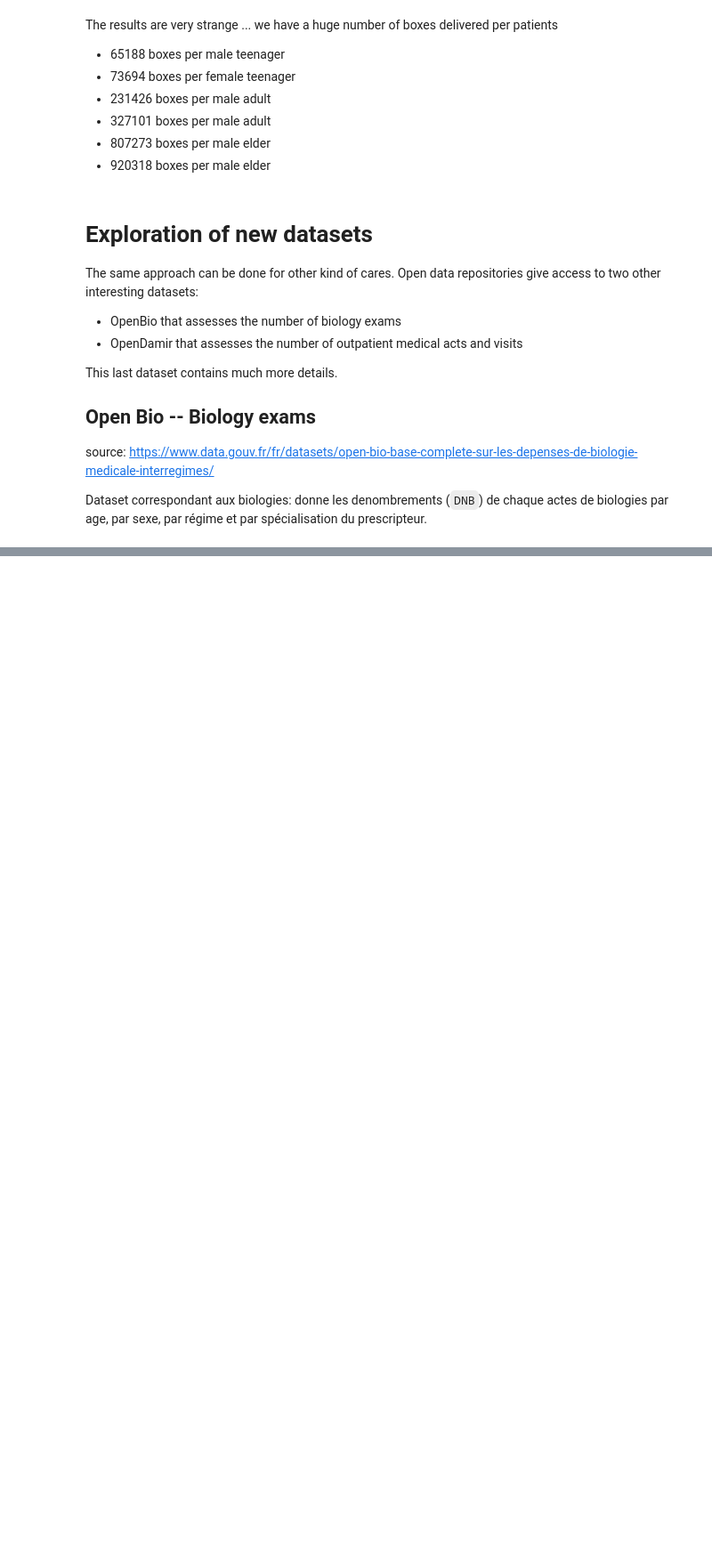
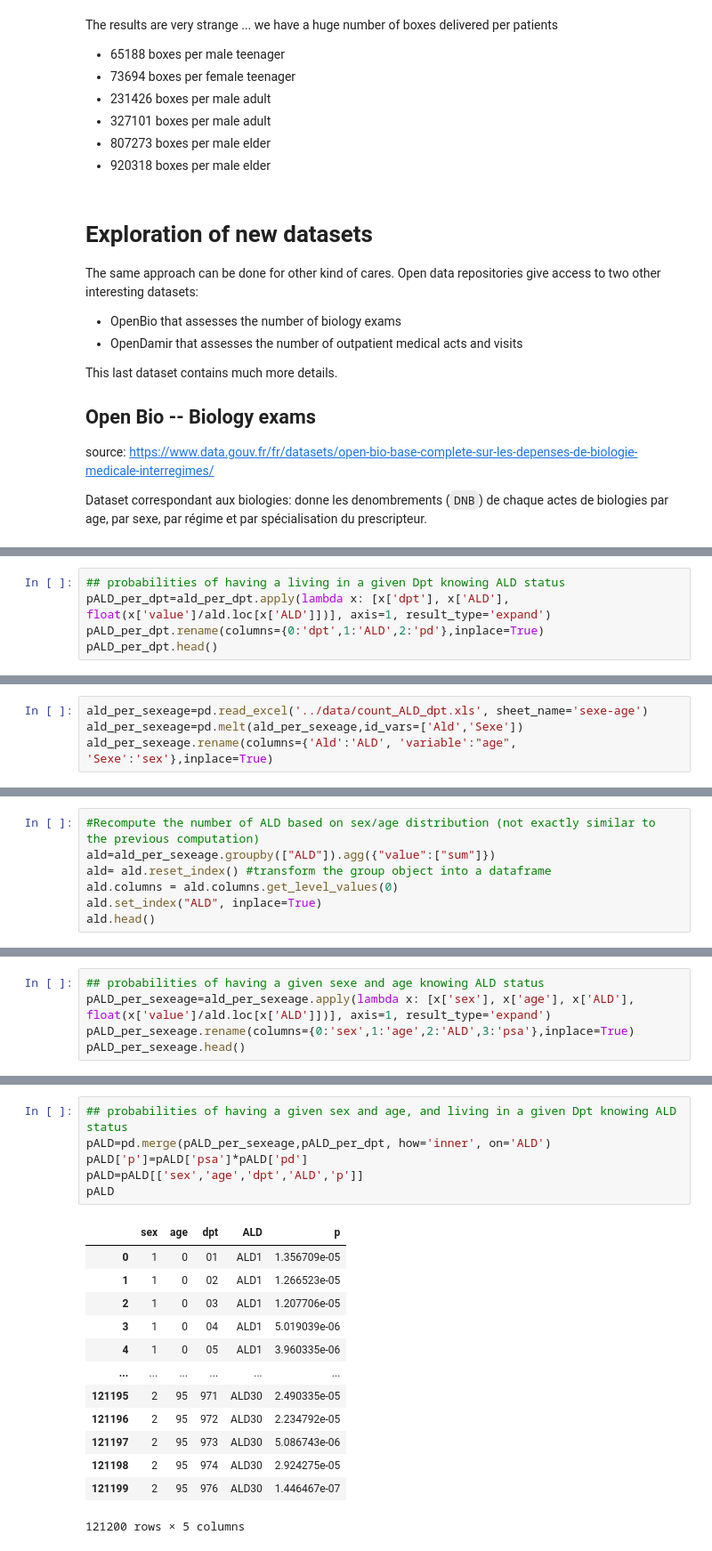
Before and after one commit to tguyet/medtrajectory_datagen, a Jupyter notebook: Data_Analysis/Public_Data_Explo.ipynb, the cells around one changed output, grey strips where cells are left out. Shown at 89% size. Cells and saved outputs as stored; diff of their text form; blank space fills up the shorter version.

```diff
--- a/Data_Analysis/Public_Data_Explo.ipynb
+++ b/Data_Analysis/Public_Data_Explo.ipynb
@@ -673,0 +661,5 @@ damir
+# %%
+## probabilities of having a living in a given Dpt knowing ALD status
+pALD_per_dpt=ald_per_dpt.apply(lambda x: [x['dpt'], x['ALD'], float(x['value']/ald.loc[x['ALD']])], axis=1, result_type='expand')
+pALD_per_dpt.rename(columns={0:'dpt',1:'ALD',2:'pd'},inplace=True)
+pALD_per_dpt.head()
@@ -673,0 +673,4 @@ damir
+# %%
+ald_per_sexeage=pd.read_excel('../data/count_ALD_dpt.xls', sheet_name='sexe-age')
+ald_per_sexeage=pd.melt(ald_per_sexeage,id_vars=['Ald','Sexe'])
+ald_per_sexeage.rename(columns={'Ald':'ALD', 'variable':"age", 'Sexe':'sex'},inplace=True)
@@ -673,0 +686,7 @@ damir
+# %%
+#Recompute the number of ALD based on sex/age distribution (not exactly similar to the previous computation)
+ald=ald_per_sexeage.groupby(["ALD"]).agg({"value":["sum"]})
+ald= ald.reset_index() #transform the group object into a dataframe
+ald.columns = ald.columns.get_level_values(0)
+ald.set_index("ALD", inplace=True)
+ald.head()
@@ -673,0 +701,5 @@ damir
+# %%
+## probabilities of having a given sexe and age knowing ALD status
+pALD_per_sexeage=ald_per_sexeage.apply(lambda x: [x['sex'], x['age'], x['ALD'], float(x['value']/ald.loc[x['ALD']])], axis=1, result_type='expand')
+pALD_per_sexeage.rename(columns={0:'sex',1:'age',2:'ALD',3:'psa'},inplace=True)
+pALD_per_sexeage.head()
@@ -673,0 +713,20 @@ damir
+# %%
+## probabilities of having a given sex and age, and living in a given Dpt knowing ALD status
+pALD=pd.merge(pALD_per_sexeage,pALD_per_dpt, how='inner', on='ALD')
+pALD['p']=pALD['psa']*pALD['pd']
+pALD=pALD[['sex','age','dpt','ALD','p']]
+pALD
+# %% [output]
+|  | sex | age | dpt | ALD | p |
+| 0 | 1 | 0 | 01 | ALD1 | 1.356709e-05 |
+| 1 | 1 | 0 | 02 | ALD1 | 1.266523e-05 |
+| 2 | 1 | 0 | 03 | ALD1 | 1.207706e-05 |
+| 3 | 1 | 0 | 04 | ALD1 | 5.019039e-06 |
+| 4 | 1 | 0 | 05 | ALD1 | 3.960335e-06 |
+| ... | ... | ... | ... | ... | ... |
+| 121195 | 2 | 95 | 971 | ALD30 | 2.490335e-05 |
+| 121196 | 2 | 95 | 972 | ALD30 | 2.234792e-05 |
+| 121197 | 2 | 95 | 973 | ALD30 | 5.086743e-06 |
+| 121198 | 2 | 95 | 974 | ALD30 | 2.924275e-05 |
+| 121199 | 2 | 95 | 976 | ALD30 | 1.446467e-07 |
+121200 rows × 5 columns
```
Also changed, not shown: parts of 36 cells of this notebook, 5 other files.
